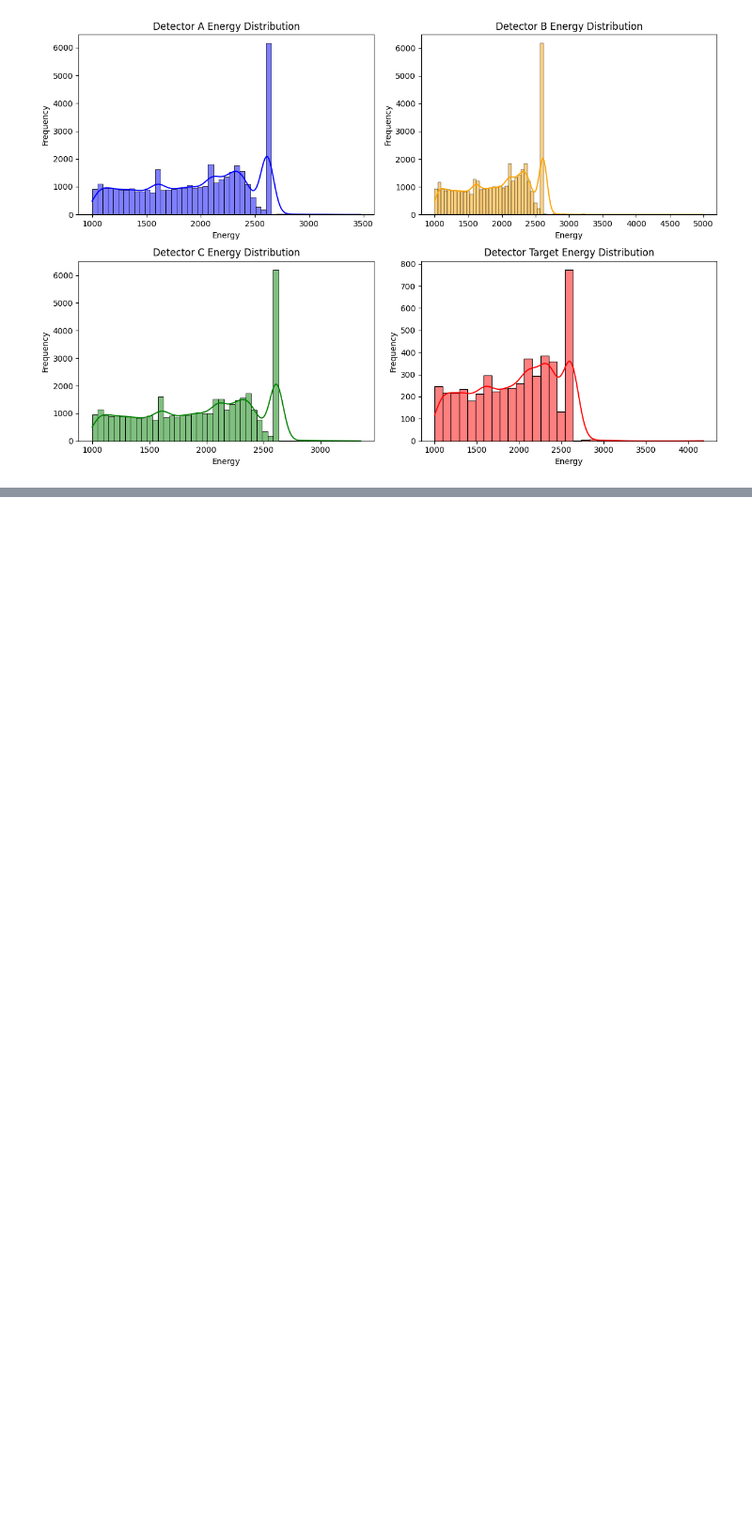
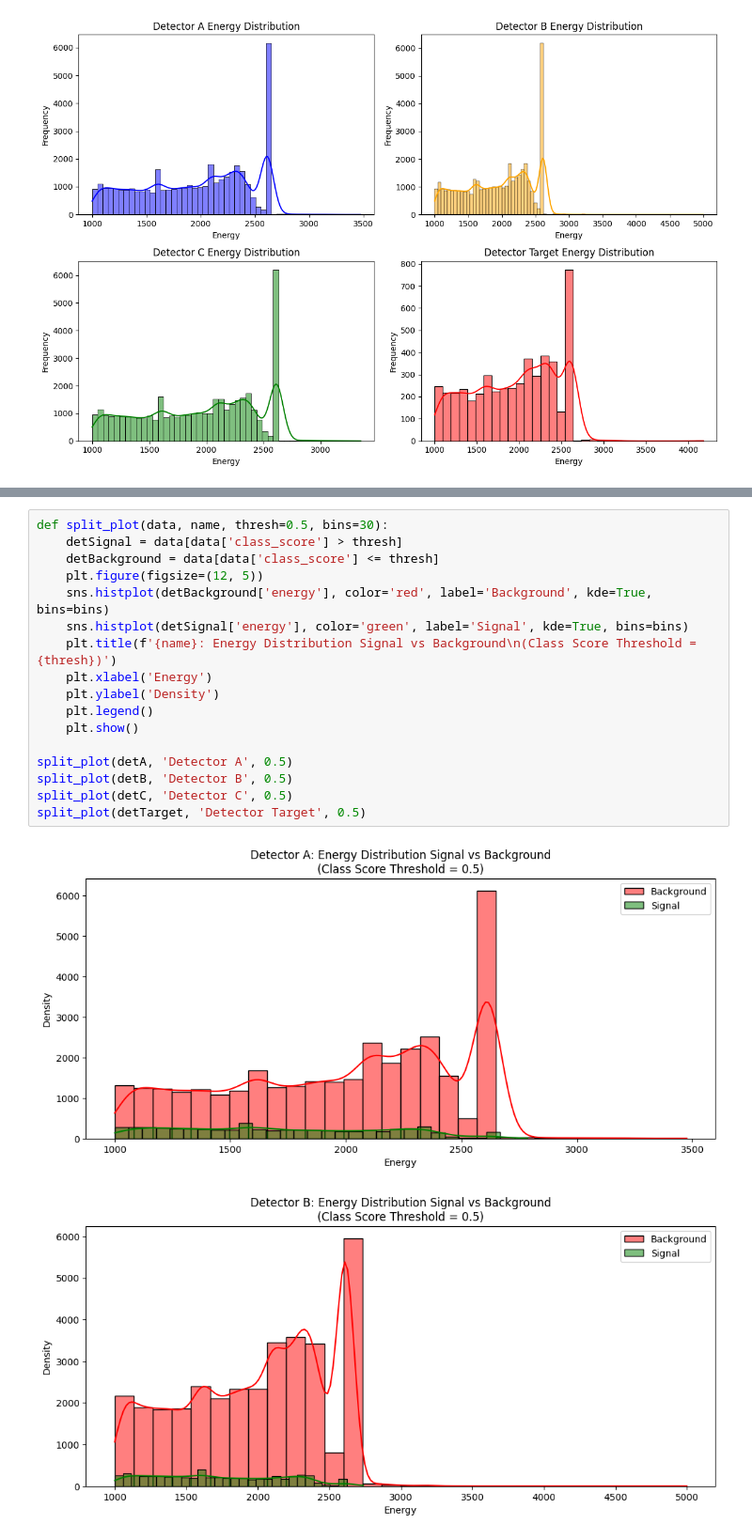
Before and after one commit to TangyKiwi/DSC-291-Final-Project, a Jupyter notebook: scripts/data_explore.ipynb, the cells around one changed output, grey strips where cells are left out. Shown at 94% size. Saved outputs shown, nothing was run; the diff lists cells and outputs as text; blank space fills up the shorter version.

Commit message:
Add signal/background exploratory analysis

```diff
--- a/scripts/data_explore.ipynb
+++ b/scripts/data_explore.ipynb
@@ -37,0 +65,20 @@ plt.show()
+# %%
+def split_plot(data, name, thresh=0.5, bins=30):
+    detSignal = data[data['class_score'] > thresh]
+    detBackground = data[data['class_score'] <= thresh]
+    plt.figure(figsize=(12, 5))
+    sns.histplot(detBackground['energy'], color='red', label='Background', kde=True, bins=bins)
+    sns.histplot(detSignal['energy'], color='green', label='Signal', kde=True, bins=bins)
+    plt.title(f'{name}: Energy Distribution Signal vs Background\n(Class Score Threshold = {thresh})')
+    plt.xlabel('Energy')
+    plt.ylabel('Density')
+    plt.legend()
+    plt.show()
+
+split_plot(detA, 'Detector A', 0.5)
+split_plot(detB, 'Detector B', 0.5)
+split_plot(detC, 'Detector C', 0.5)
+split_plot(detTarget, 'Detector Target', 0.5)
+# %% [output]
+[figure, added]
+[figure, added]
```
Also changed, not shown: parts of 2 cells of this notebook.
